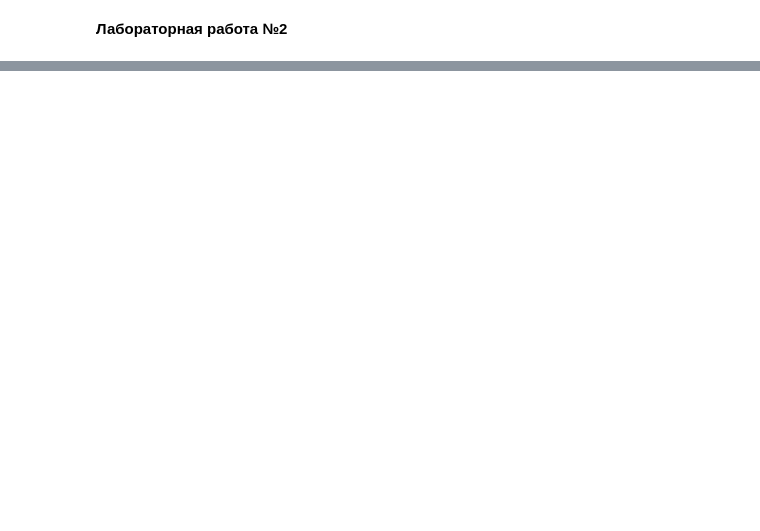
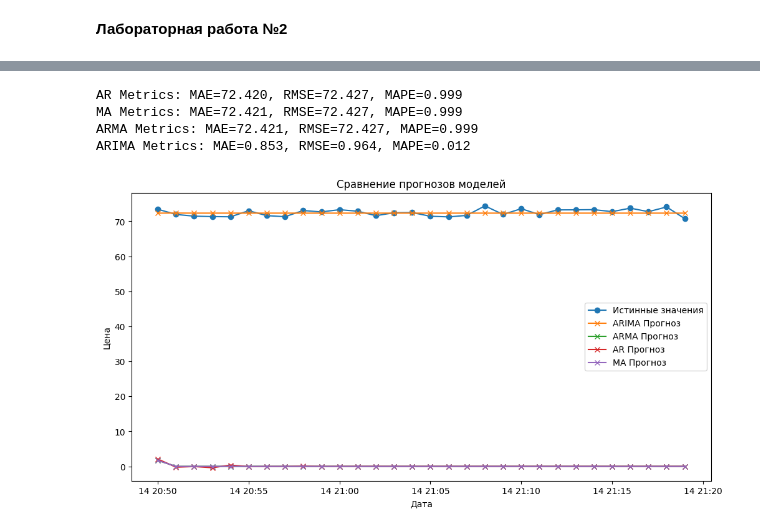
Before and after one commit to keysenelvial/dinam, a Jupyter notebook: dinam2.ipynb, the cells around one changed output, grey strips where cells are left out. Drawn from its saved outputs; the diff is of its cells as text; code cells hidden in the pictures; blank space fills up the shorter version.

```diff
--- a/dinam2.ipynb
+++ b/dinam2.ipynb
@@ -410,0 +227,4 @@ ARIMA модель: MAE=0.063, RMSE=0.091
+# %%
+# MA
+ma_aic, ma_bic, ma_order, ma_model = evaluate_model(ts_diff, 'MA', [0], q_values)
+print(f"Лучший MA: order={ma_order}, AIC={ma_aic}, BIC={ma_bic}")
@@ -410,0 +243,8 @@ ARIMA модель: MAE=0.063, RMSE=0.091
+# %%
+# ARMA
+arma_aic, arma_bic, arma_order, arma_model = evaluate_model(ts_diff, 'ARMA', p_values, q_values)
+print(f"Лучший ARMA: order={arma_order}, AIC={arma_aic}, BIC={arma_bic}")
+
+# ARIMA
+arima_aic, arima_bic, arima_order, arima_model = evaluate_model(ts, 'ARIMA', p_values, q_values, d=1)
+print(f"Лучший ARIMA: order={arima_order}, AIC={arima_aic}, BIC={arima_bic}")
@@ -410,0 +269,55 @@ ARIMA модель: MAE=0.063, RMSE=0.091
+# %%
+# Шаг 4: Прогнозирование на 30 дней вперед
+forecast_horizon = 30
+
+# Прогноз ARIMA
+arima_forecast = arima_model.forecast(steps=forecast_horizon)
+
+# Прогноз ARMA
+arma_forecast = arma_model.forecast(steps=forecast_horizon)
+
+# Прогноз AR
+ar_forecast = ar_model.forecast(steps=forecast_horizon)
+
+# Прогноз MA
+ma_forecast = ma_model.forecast(steps=forecast_horizon)
+
+# Шаг 5: Оценка качества прогнозов (MAE, RMSE, MAPE)
+def evaluate_forecast(true_values, predicted_values):
+    mae = mean_absolute_error(true_values, predicted_values)
+    rmse = np.sqrt(mean_squared_error(true_values, predicted_values))
+    mape = mean_absolute_percentage_error(true_values, predicted_values)
+    return mae, rmse, mape
+
+# Для сравнения: возьмем последние 30 значений истинного ряда
+true_values = ts[-forecast_horizon:]
+
+# Оценка моделей
+ar_metrics = evaluate_forecast(true_values, ar_forecast)
+ma_metrics = evaluate_forecast(true_values, ma_forecast)
+arma_metrics = evaluate_forecast(true_values, arma_forecast)
+arima_metrics = evaluate_forecast(true_values, arima_forecast)
+
+print(f"AR Metrics: MAE={ar_metrics[0]:.3f}, RMSE={ar_metrics[1]:.3f}, MAPE={ar_metrics[2]:.3f}")
+print(f"MA Metrics: MAE={ma_metrics[0]:.3f}, RMSE={ma_metrics[1]:.3f}, MAPE={ma_metrics[2]:.3f}")
+print(f"ARMA Metrics: MAE={arma_metrics[0]:.3f}, RMSE={arma_metrics[1]:.3f}, MAPE={arma_metrics[2]:.3f}")
+print(f"ARIMA Metrics: MAE={arima_metrics[0]:.3f}, RMSE={arima_metrics[1]:.3f}, MAPE={arima_metrics[2]:.3f}")
+
+# Шаг 6: Визуализация результатов прогнозирования
+plt.figure(figsize=(12, 6))
+plt.plot(true_values.index, true_values, label='Истинные значения', marker='o')
+plt.plot(true_values.index, arima_forecast, label='ARIMA Прогноз', marker='x')
+plt.plot(true_values.index, arma_forecast, label='ARMA Прогноз', marker='x')
+plt.plot(true_values.index, ar_forecast, label='AR Прогноз', marker='x')
+plt.plot(true_values.index, ma_forecast, label='MA Прогноз', marker='x')
+plt.title('Сравнение прогнозов моделей')
+plt.xlabel('Дата')
+plt.ylabel('Цена')
+plt.legend()
+plt.show()
+# %% [output]
+AR Metrics: MAE=72.420, RMSE=72.427, MAPE=0.999
+MA Metrics: MAE=72.421, RMSE=72.427, MAPE=0.999
+ARMA Metrics: MAE=72.421, RMSE=72.427, MAPE=0.999
+ARIMA Metrics: MAE=0.853, RMSE=0.964, MAPE=0.012
+[figure, added]
```
Also changed, not shown: parts of 16 cells of this notebook.
